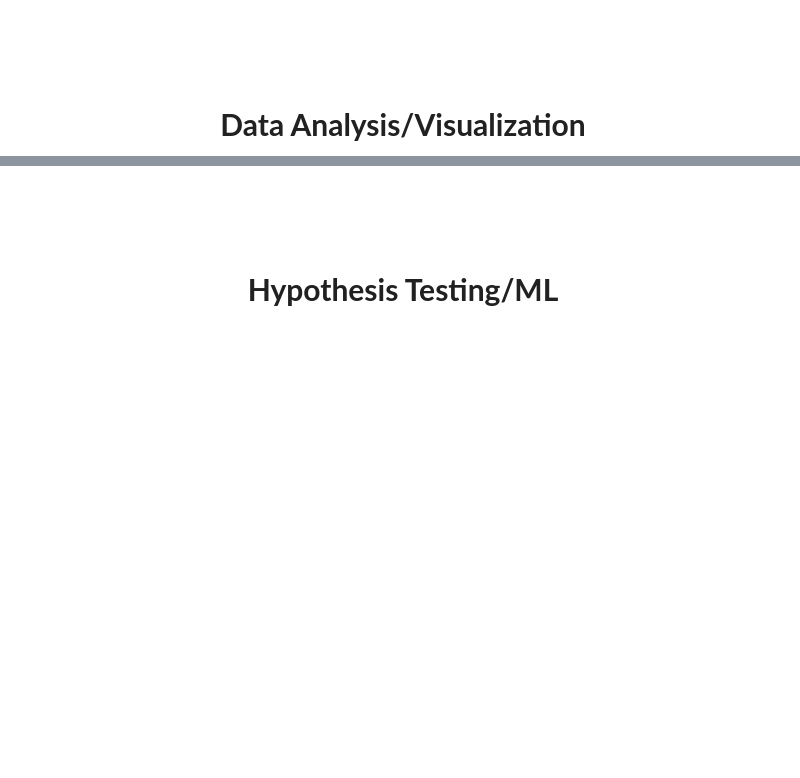
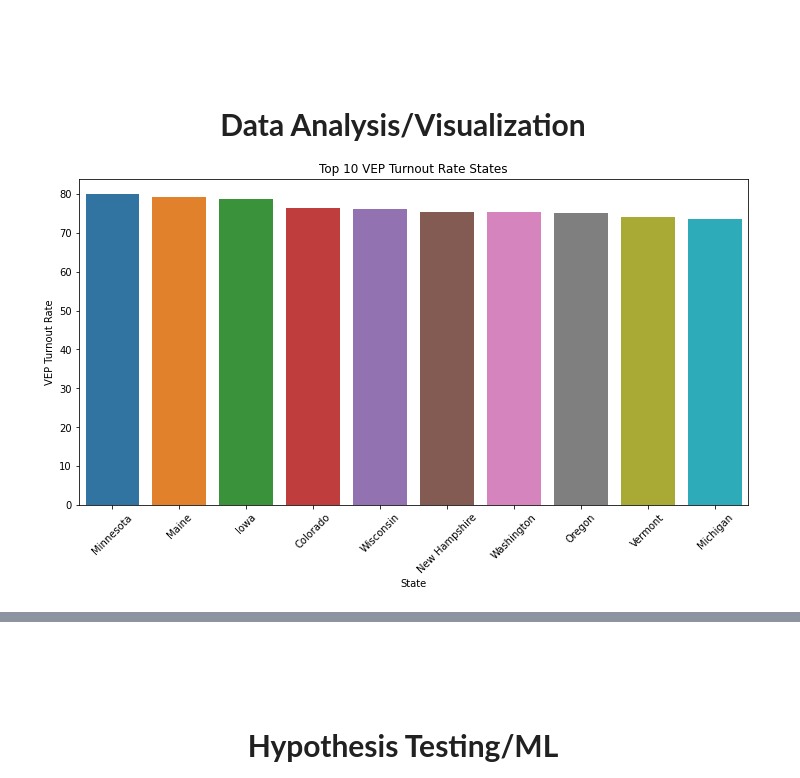
Before and after one commit to Nnaga1/COVID19-and-the-2020-election, a Jupyter notebook: final_tut.ipynb, the cells around one changed output, grey strips where cells are left out. Cells and saved outputs as stored; diff of their text form; code cells hidden in the pictures; blank space fills up the shorter version.

```diff
--- a/final_tut.ipynb
+++ b/final_tut.ipynb
@@ -133,0 +132,15 @@ final_data.head()
+# %%
+#code for data analyis/visualization
+import matplotlib.pyplot as plt
+import seaborn as sb
+top10 = data.nlargest(10, 'VEP Turnout Rate')
+bottom10 = data.nsmallest(10, 'VEP Turnout Rate')
+from IPython.core.display import HTML
+ax = plt.figure(figsize=(12,6))
+ax = sb.barplot(top10['State'], top10['VEP Turnout Rate'], data = top10)
+ax = plt.xlabel('State')
+ax = plt.ylabel('VEP Turnout Rate')
+ax = plt.title('Top 10 VEP Turnout Rate States')
+ax = plt.xticks(rotation=45)
+# %% [output]
+[figure, added]
```
Also changed, not shown: parts of 2 cells of this notebook.
